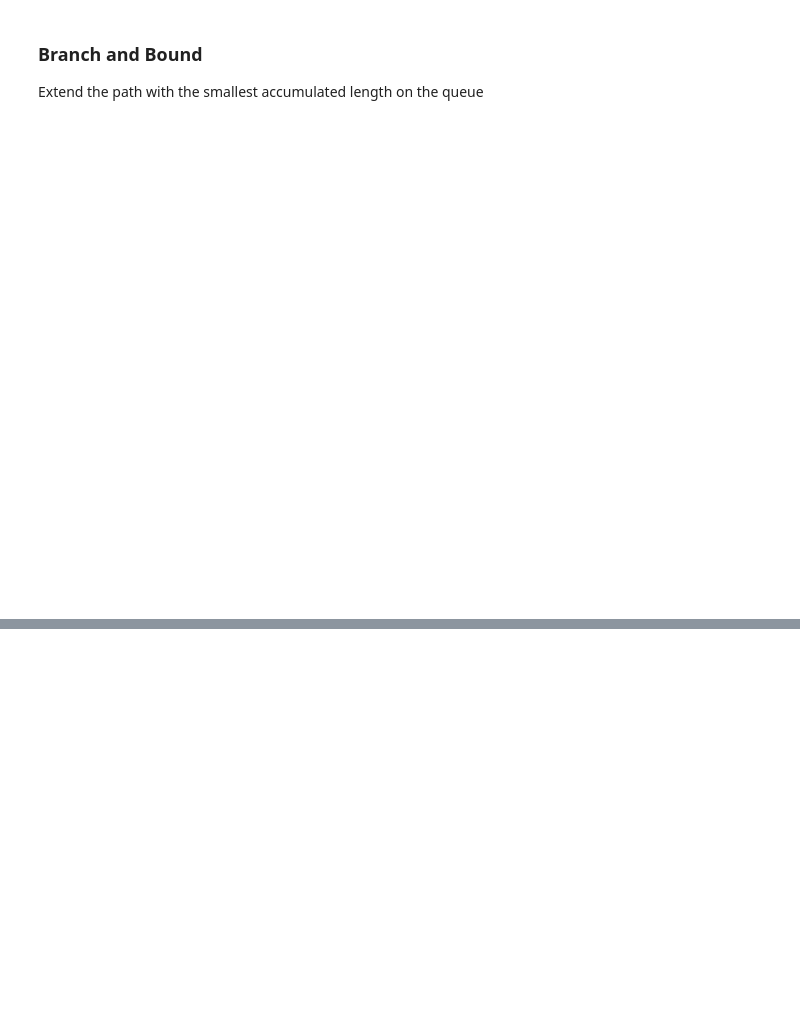
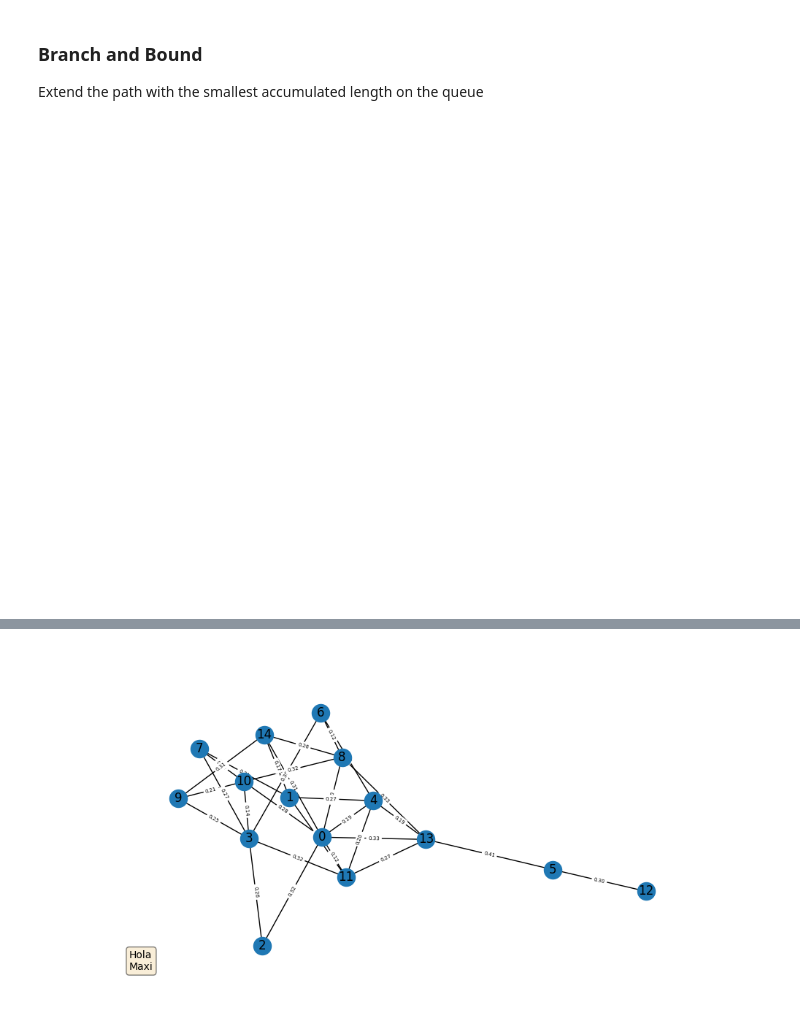
Before and after one commit to MaximoRdz/ARTIFICIAL-INTELLIGENCE, a Jupyter notebook: lab1-Searching-Heuristics/graph_networks.ipynb, the cells around one changed output, grey strips where cells are left out. Saved outputs shown, nothing was run; the diff lists cells and outputs as text; code cells hidden in the pictures; blank space fills up the shorter version.

```diff
--- a/lab1-Searching-Heuristics/graph_networks.ipynb
+++ b/lab1-Searching-Heuristics/graph_networks.ipynb
@@ -326,0 +345,20 @@ plt.show()
+# %%
+fig, ax = plt.subplots(figsize=(10, 5))
+ax.axis("off")
+nx.draw_networkx(G, pos=positions, ax=ax)
+nx.draw_networkx_edge_labels(G, pos=positions, edge_labels=edge_labels, font_size=5, ax=ax)
+
+ax.text(
+    0, 0,
+    "Hola\nMaxi",
+    transform=ax.transAxes,
+    bbox=dict(
+        boxstyle="round",
+        facecolor="wheat",
+        alpha=0.5
+    )
+
+)
+plt.show()
+# %% [output]
+[figure, added]
```
Also changed, not shown: parts of 11 cells of this notebook, 1 other file.
